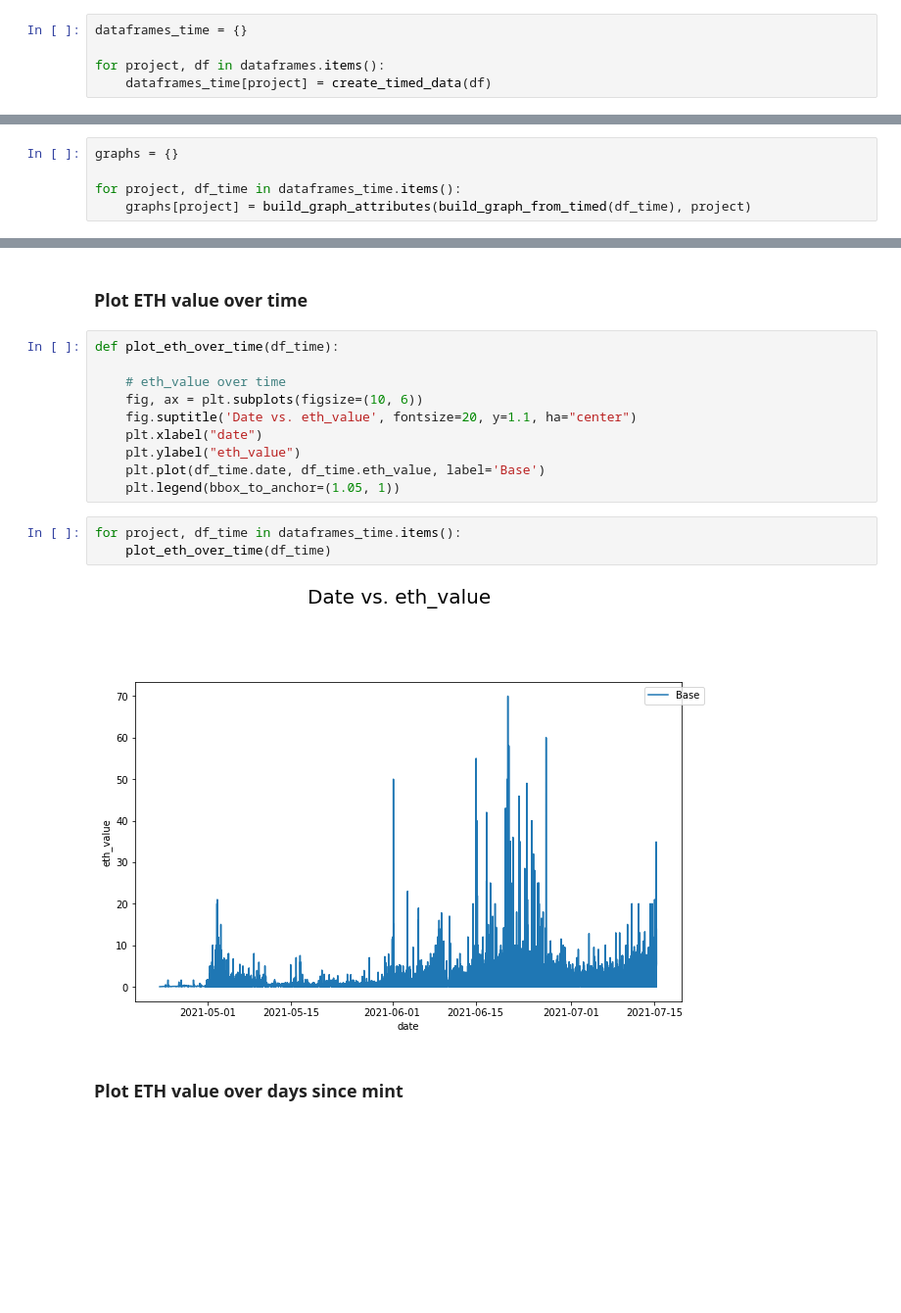
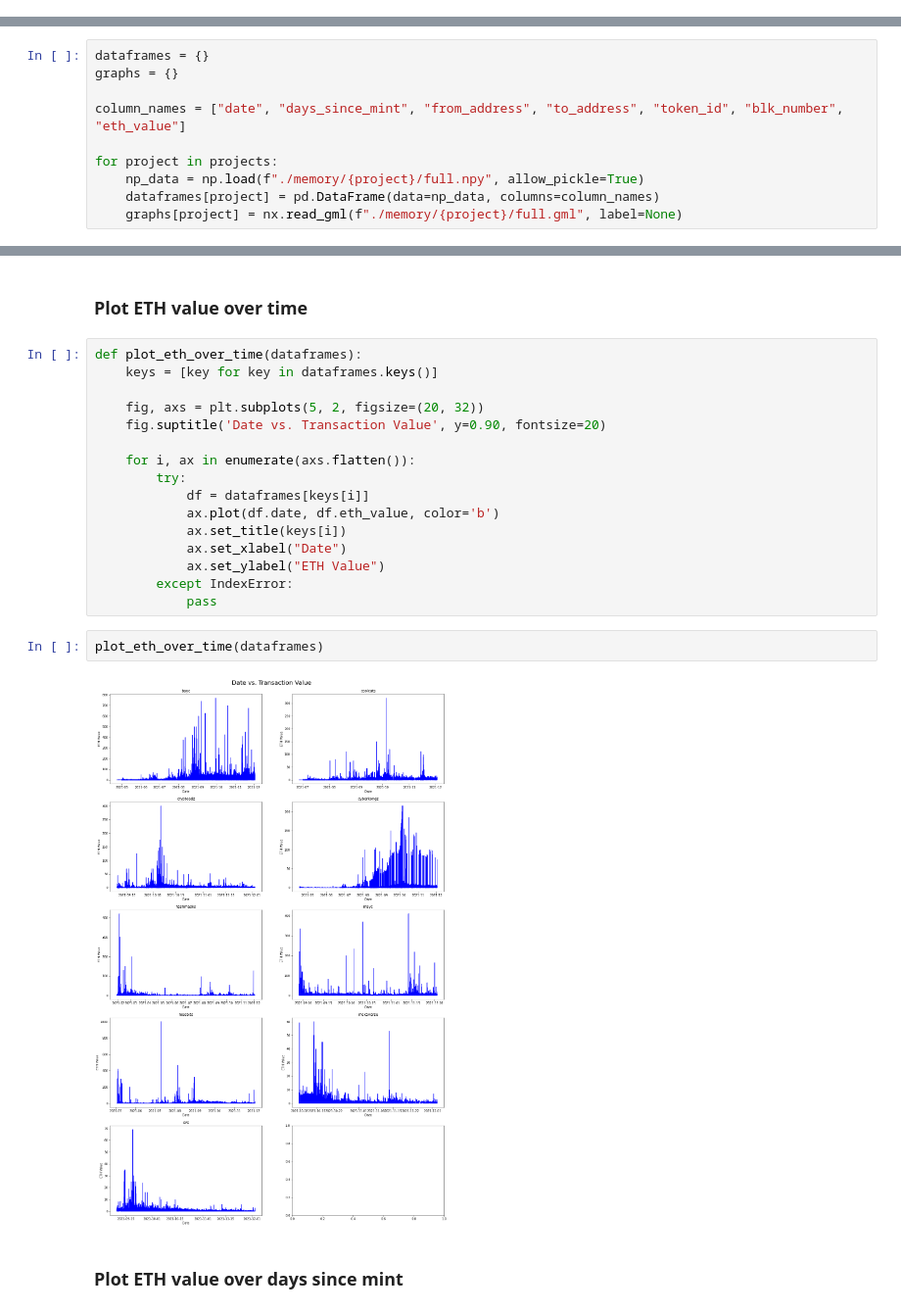
Before and after one commit to blueslurpee/netsci-final-project, a Jupyter notebook: NetSci_Final_EDA.ipynb, the cells around one changed output, grey strips where cells are left out. Shown at 98% size. Saved outputs shown, nothing was run; the diff lists cells and outputs as text; blank space fills up the shorter version.

Commit message:
Final Data Objects for bayc and cool cats

```diff
--- a/NetSci_Final_EDA.ipynb
+++ b/NetSci_Final_EDA.ipynb
@@ -89,5 +12,0 @@ def create_timed_data(df):
-# %%
-dataframes_time = {}
-
-for project, df in dataframes.items():
-    dataframes_time[project] = create_timed_data(df)
@@ -181,5 +12,0 @@ def build_graph_attributes(graph, project):
-# %%
-graphs = {}
-
-for project, df_time in dataframes_time.items():
-    graphs[project] = build_graph_attributes(build_graph_from_timed(df_time), project)
@@ -185,0 +18,10 @@ for project, df_time in dataframes_time.items():
+# %%
+dataframes = {}
+graphs = {}
+
+column_names = ["date", "days_since_mint", "from_address", "to_address", "token_id", "blk_number", "eth_value"]
+
+for project in projects:
+    np_data = np.load(f"./memory/{project}/full.npy", allow_pickle=True)
+    dataframes[project] = pd.DataFrame(data=np_data, columns=column_names)
+    graphs[project] = nx.read_gml(f"./memory/{project}/full.gml", label=None)
@@ -186,20 +47,25 @@ for project, df_time in dataframes_time.items():
 # %% [markdown]
 ### Plot ETH value over time
 # %%
-def plot_eth_over_time(df_time):
+def plot_eth_over_time(dataframes):
+    keys = [key for key in dataframes.keys()]
 
-    # eth_value over time
-    fig, ax = plt.subplots(figsize=(10, 6))
-    fig.suptitle('Date vs. eth_value', fontsize=20, y=1.1, ha="center")
-    plt.xlabel("date")
-    plt.ylabel("eth_value")
-    plt.plot(df_time.date, df_time.eth_value, label='Base')
-    plt.legend(bbox_to_anchor=(1.05, 1))
+    fig, axs = plt.subplots(5, 2, figsize=(20, 32))
+    fig.suptitle('Date vs. Transaction Value', y=0.90, fontsize=20)
+
+    for i, ax in enumerate(axs.flatten()):
+        try:
+            df = dataframes[keys[i]]
+            ax.plot(df.date, df.eth_value, color='b')
+            ax.set_title(keys[i])
+            ax.set_xlabel("Date")
+            ax.set_ylabel("ETH Value")
+        except IndexError:
+            pass
 # %%
-for project, df_time in dataframes_time.items():
-    plot_eth_over_time(df_time)
+plot_eth_over_time(dataframes)
 # %% [output]
-[figure, old version]
+[figure, new version]
 # %% [markdown]
 ### Plot ETH value over days since mint
 # %%
```
Also changed, not shown: parts of 24 cells of this notebook, 36 other files.
